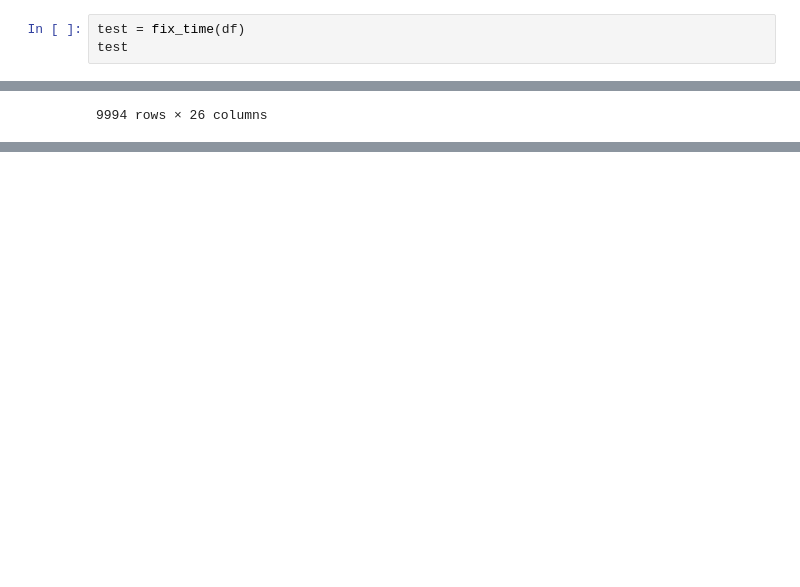
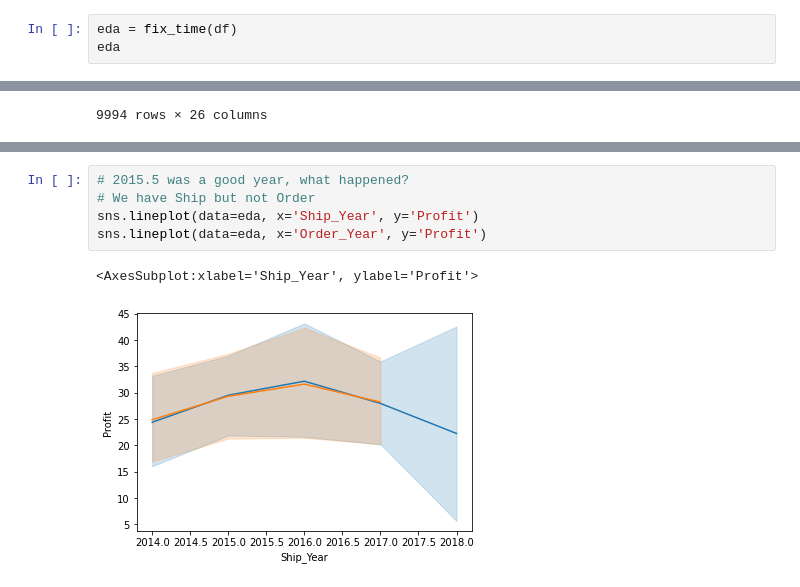
Before and after one commit to ecSanders/Sales-Prediction, a Jupyter notebook: Data Analysis/sales_EDA.ipynb, the cells around one changed output, grey strips where cells are left out. Saved outputs shown, nothing was run; the diff lists cells and outputs as text; blank space fills up the shorter version.

Commit message:
Added visuals for insight

```diff
--- a/Data Analysis/sales_EDA.ipynb
+++ b/Data Analysis/sales_EDA.ipynb
@@ -116,8 +116,8 @@ def fix_time(data):
 
     return data
 # %%
-test = fix_time(df)
-test
+eda = fix_time(df)
+eda
 # %% [output]
 |  | Row ID | Order ID | Order Date | Ship Date | Ship Mode | Customer ID | Customer Name | Segment | Country | ... |
 | 0 | 1 | CA-2016-152156 | 2016-08-11 | 2016-11-11 | Second Class | CG-12520 | Claire Gute | Consumer | United States | ... |
@@ -134,0 +144,8 @@ test
+# %%
+# 2015.5 was a good year, what happened?
+# We have Ship but not Order
+sns.lineplot(data=eda, x='Ship_Year', y='Profit')
+sns.lineplot(data=eda, x='Order_Year', y='Profit')
+# %% [output]
+<AxesSubplot:xlabel='Ship_Year', ylabel='Profit'>
+[figure, added]
```
Also changed, not shown: parts of 20 cells of this notebook.
